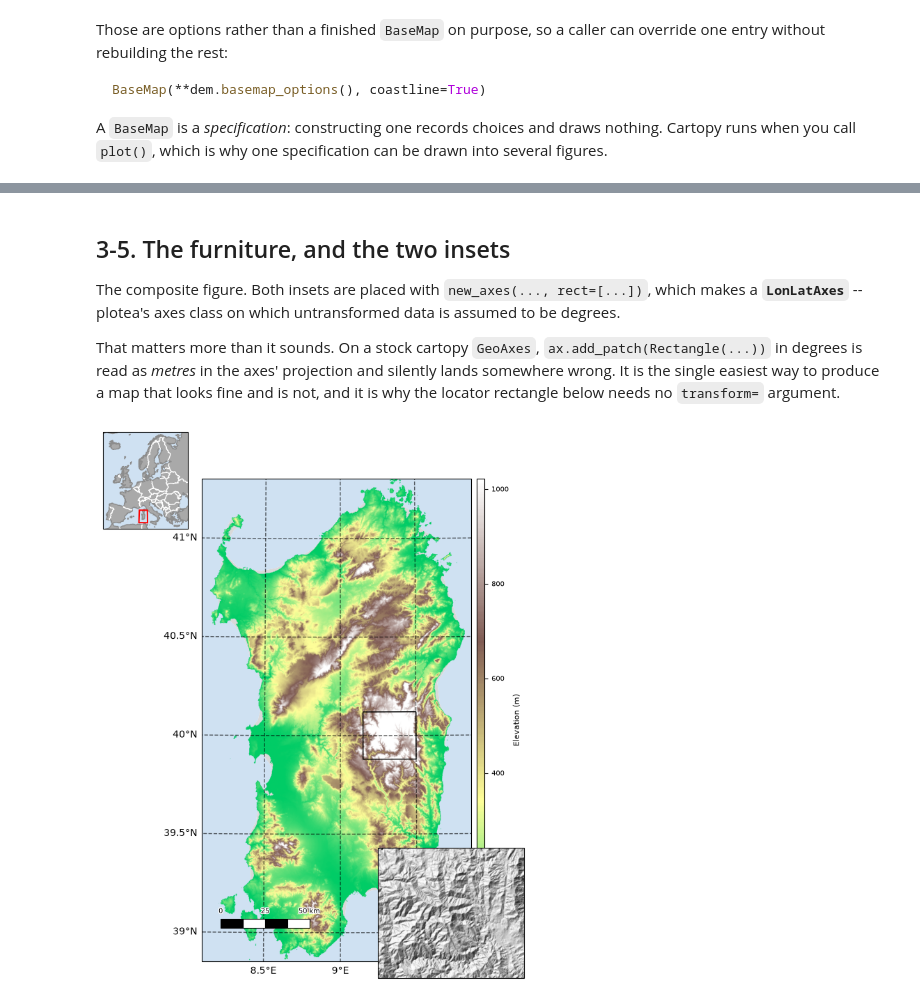
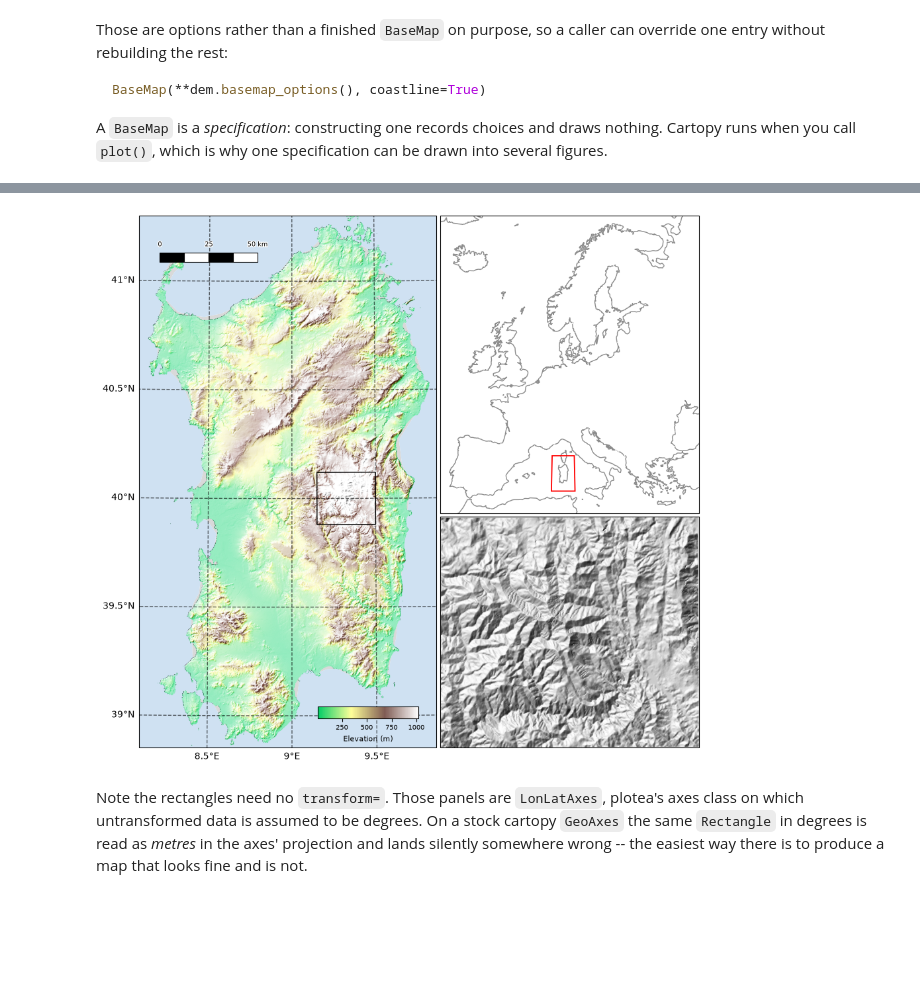
Before and after one commit to kmch/ploTea, a Jupyter notebook: notebooks/plotea.ipynb, the cells around one changed output, grey strips where cells are left out. Drawn from its saved outputs; the diff is of its cells as text; code cells hidden in the pictures; blank space fills up the shorter version.

```diff
--- a/notebooks/plotea.ipynb
+++ b/notebooks/plotea.ipynb
@@ -109,40 +166,33 @@ labels, so a classified raster and its colorbar cannot disagree.
+# %%
+ZOOM = [9.15, 39.88, 9.50, 40.12]          # the Gennargentu massif, Sardinia's high ground
+SARD = list(dem.bounds)
+
+fig = plt.figure()
+ax_main, panels = panel_layout(fig, opts['crs'], main=SARD, rows=[['eu'], [ZOOM]], width=9)
+
+# The main map: colour blended with relief, a scale bar, a colorbar in the corner.
+BaseMap(**dem.basemap_options()).plot(ax=ax_main)
+dem.plot(ax=ax_main, cmap=land_terrain(), blend_mode='hsv', vert_exag=3, cbar=True)
+scalebar(ax_main, length_km=50, location='upper left')
+
+# Wider view. Outlines only: a filled basemap would compete with the main map for attention.
+BaseMap(bbox='eu', land=False, ocean=False, coastline=True, borders=True,
+        graticules=False).plot(ax=panels[0][0])
+x0, y0, x1, y1 = SARD
+panels[0][0].add_patch(mpatches.Rectangle((x0 - 1, y0 - 1), x1 - x0 + 2, y1 - y0 + 2,
+                                          facecolor='none', edgecolor='red', linewidth=1.3,
+                                          zorder=10))
+
+# Closer view, and where it came from.
+dem.plot(ax=panels[1][0], bbox=ZOOM, hillshade=True, basemap={'graticules': False})
+ax_main.add_patch(mpatches.Rectangle((ZOOM[0], ZOOM[1]), ZOOM[2] - ZOOM[0], ZOOM[3] - ZOOM[1],
+                                     facecolor='none', edgecolor='black', linewidth=1.0,
+                                     zorder=10))
+plt.show()
+# %% [output]
+[figure, added]
 # %% [markdown]
-## 3-5. The furniture, and the two insets
-
-The composite figure. Both insets are placed with `new_axes(..., rect=[...])`, which makes a
-**`LonLatAxes`** -- plotea's axes class on which untransformed data is assumed to be degrees.
-
-That matters more than it sounds. On a stock cartopy `GeoAxes`, `ax.add_patch(Rectangle(...))`
-in degrees is read as *metres* in the axes' projection and silently lands somewhere wrong. It
-is the single easiest way to produce a map that looks fine and is not, and it is why the
-locator rectangle below needs no `transform=` argument.
+Note the rectangles need no `transform=`. Those panels are `LonLatAxes`, plotea's axes class
+on which untransformed data is assumed to be degrees. On a stock cartopy `GeoAxes` the same
+`Rectangle` in degrees is read as *metres* in the axes' projection and lands silently
+somewhere wrong -- the easiest way there is to produce a map that looks fine and is not.
-# %%
-ZOOM = [9.15, 39.88, 9.50, 40.12]          # the Gennargentu massif, Sardinia's high ground
-
-fig, ax = BaseMap(**dem.basemap_options()).plot(figsize=(7, 9))
-img = dem.plot(ax=ax, cmap=land_terrain())
-
-# The colorbar matches the height of a fixed-aspect map axes, which fig.colorbar guesses at.
-Colorbar.attach(img, ax, label='Elevation (m)')
-
-# Drawn in the axes' projected coordinates, so its length is true on the map.
-scalebar(ax, length_km=50, location='lower left')
-
-# A locator: where in the world this is. Bare degrees, no transform, because LonLatAxes.
-loc = new_axes(fig, laea(10, 52), rect=[0.025, 0.80, 0.19, 0.155])
-BaseMap(bbox='eu', graticules=False).plot(ax=loc)
-x0, y0, x1, y1 = dem.bounds
-loc.add_patch(mpatches.Rectangle((x0 - 1.2, y0 - 1.2), x1 - x0 + 2.4, y1 - y0 + 2.4,
-                                 facecolor='none', edgecolor='red', linewidth=1.4, zorder=10))
-
-# A zoom: the same raster, the same call, a smaller window -- and hillshaded, so the inset
-# shows relief the colour map cannot. basemap= sets the inset's view and frame.
-zoom = new_axes(fig, laea(9.32, 40.0), rect=[0.598, 0.075, 0.30, 0.225])
-dem.plot(ax=zoom, bbox=ZOOM, hillshade=True, basemap={'graticules': False})
-
-# And where the zoom came from.
-ax.add_patch(mpatches.Rectangle((ZOOM[0], ZOOM[1]), ZOOM[2] - ZOOM[0], ZOOM[3] - ZOOM[1],
-                                facecolor='none', edgecolor='black', linewidth=1.0, zorder=10))
-plt.show()
-# %% [output]
-[figure, removed]
```
Also changed, not shown: parts of 19 cells of this notebook, 4 other files.
